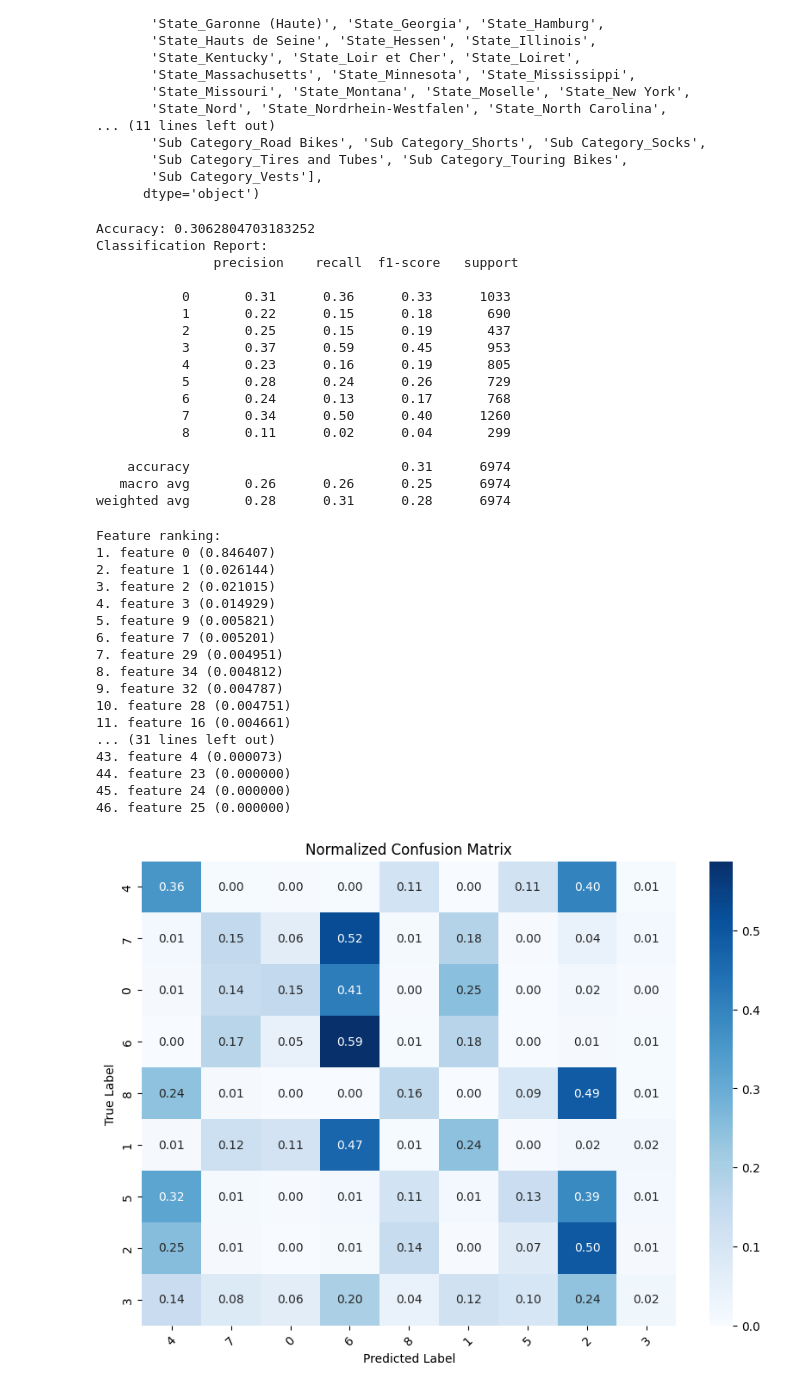
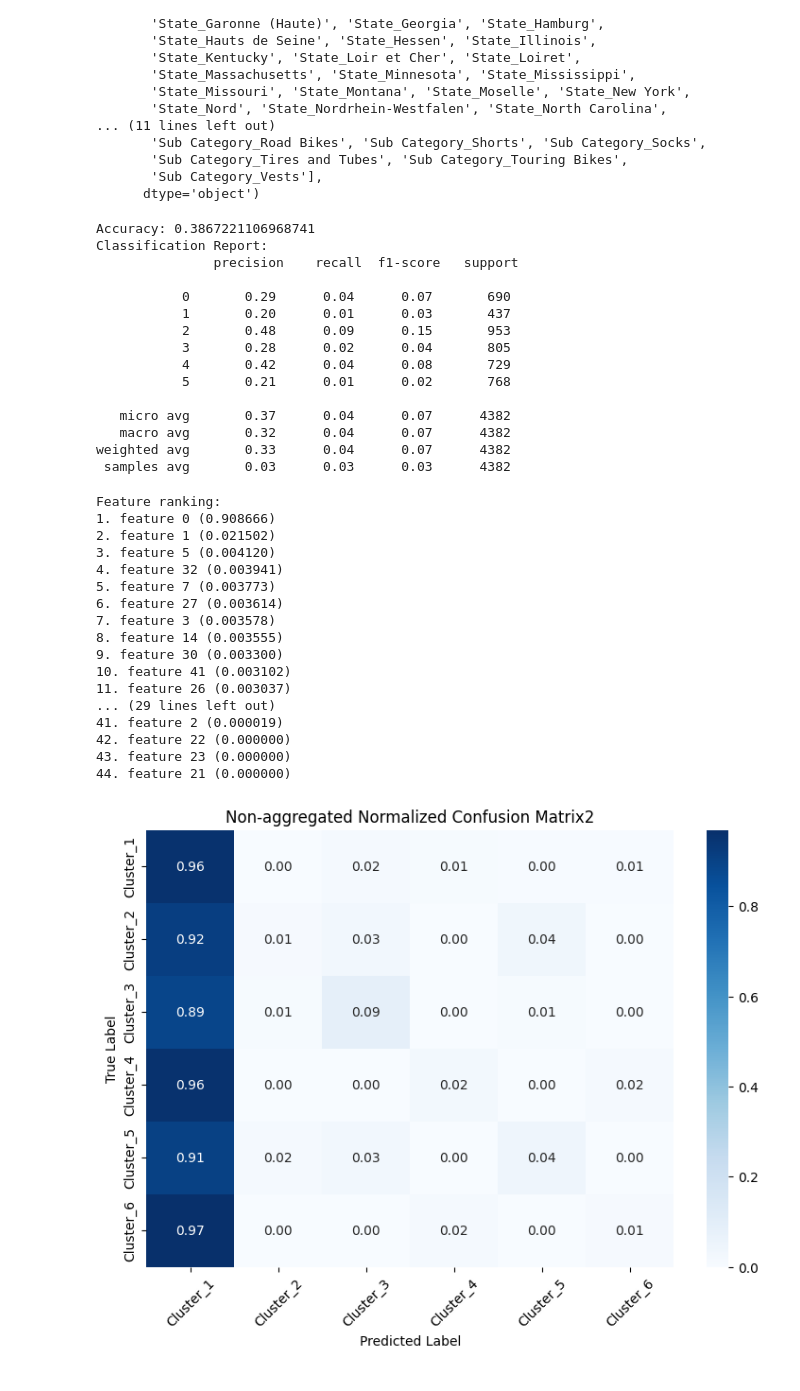
Before and after one commit to Girlcoding22/INDENG142_Sp25, a Jupyter notebook: Rand_Forest.ipynb, the cells around one changed output. Cells and saved outputs as stored; diff of their text form; code cells hidden in the pictures.

```diff
--- a/Rand_Forest.ipynb
+++ b/Rand_Forest.ipynb
@@ -123,7 +123,8 @@ Index(['index', 'Date', 'Quantity', 'Revenue', 'Cluster_1', 'Cluster_2',
       dtype='object')
 # %%
 #another feature selection
-safe1 = pd.concat([df[['Customer Age']], cluster_encoded_data[['Customer Gender_M','Sub Category_Road Bikes', 'Sub Category_Tires and Tubes']]], axis=1)
+# safe1 = pd.concat([df[['Customer Age']], cluster_encoded_data[['Customer Gender_M','Sub Category_Road Bikes', 'Sub Category_Tires and Tubes']]], axis=1)
+safe1 = pd.concat([df[['Customer Age']], cluster_encoded_data[['Customer Gender_M']]], axis=1)
 X2 = pd.concat([safe1, cluster_encoded_data[['State_Arizona', 'State_Bayern',
        'State_Brandenburg', 'State_California', 'State_Charente-Maritime',
        'State_England', 'State_Essonne', 'State_Florida',
@@ -138,7 +139,8 @@ X2 = pd.concat([safe1, cluster_encoded_data[['State_Arizona', 'State_Bayern',
        'State_Seine et Marne', 'State_Somme', 'State_South Carolina',
        'State_Texas', 'State_Utah',
        'State_Virginia', 'State_Washington', 'State_Wyoming', 'State_Yveline']]], axis=1)
-y2 = clustered_data['Cluster']  # Assuming 'Revenue' is the target variable
+# y2 = clustered_data['Cluster']  # Assuming 'Revenue' is the target variable
+y2 = cluster_encoded_data[['Cluster_1', 'Cluster_2', 'Cluster_3', 'Cluster_4', 'Cluster_5', 'Cluster_6']]
 # Step 2: Split the data
 X2_train, X2_test, y2_train, y2_test = train_test_split(X2, y2, test_size=0.2, random_state=42)
 # Step 3: Train the model
@@ -152,65 +154,61 @@ rf_model2.fit(X2_train, y2_train)
 y2_pred = rf_model2.predict(X2_test)
 print("Accuracy:", accuracy_score(y2_test, y2_pred))
 print("Classification Report:\n", classification_report(y2_test, y2_pred))
-#visualize the classification report
 # %% [output]
-Accuracy: 0.3062804703183252
+Accuracy: 0.3867221106968741
 Classification Report:
                precision    recall  f1-score   support
 
-           0       0.31      0.36      0.33      1033
-           1       0.22      0.15      0.18       690
-           2       0.25      0.15      0.19       437
-           3       0.37      0.59      0.45       953
-           4       0.23      0.16      0.19       805
-           5       0.28      0.24      0.26       729
-           6       0.24      0.13      0.17       768
-           7       0.34      0.50      0.40      1260
-           8       0.11      0.02      0.04       299
+           0       0.29      0.04      0.07       690
+           1       0.20      0.01      0.03       437
+           2       0.48      0.09      0.15       953
+           3       0.28      0.02      0.04       805
+           4       0.42      0.04      0.08       729
+           5       0.21      0.01      0.02       768
 
-    accuracy                           0.31      6974
-   macro avg       0.26      0.26      0.25      6974
-weighted avg       0.28      0.31      0.28      6974
+   micro avg       0.37      0.04      0.07      4382
+   macro avg       0.32      0.04      0.07      4382
+weighted avg       0.33      0.04      0.07      4382
+ samples avg       0.03      0.03      0.03      4382
 # %%
 #Feature Importance
 importances = rf_model2.feature_importances_
 indices = np.argsort(importances)[::-1]
 # Print the feature ranking
 print("Feature ranking:")
 for f in range(X2.shape[1]):
     print("%d. feature %d (%f)" % (f + 1, indices[f], importances[indices[f]]))
 
 #make a confusion matrix
-cm2 = confusion_matrix(y2_test, y2_pred)
+cm2 = confusion_matrix(y2_test.values.argmax(axis=1), y2_pred.argmax(axis=1))
 # Normalize the confusion matrix
 cm2_normalized = cm2.astype('float') / cm2.sum(axis=1)[:, np.newaxis]
 # Get the unique labels from the original target variable
-unique_labels2 = clustered_data['Cluster'].unique()
-# Create a heatmap with proper labels
-plt.figure(figsize=(10, 7))
+unique_labels2 = ['Cluster_1', 'Cluster_2', 'Cluster_3', 'Cluster_4', 'Cluster_5', 'Cluster_6']
+plt.figure(figsize=(9, 6))
 sns.heatmap(cm2_normalized, annot=True, fmt='.2f', cmap='Blues',
             xticklabels=unique_labels2, yticklabels=unique_labels2)
-plt.title('Normalized Confusion Matrix')
+plt.title('Non-aggregated Normalized Confusion Matrix2')
 plt.xlabel('Predicted Label')
 plt.ylabel('True Label')
 plt.xticks(rotation=45)
 plt.show()
 # %% [output]
 Feature ranking:
-1. feature 0 (0.846407)
-2. feature 1 (0.026144)
-3. feature 2 (0.021015)
-4. feature 3 (0.014929)
-5. feature 9 (0.005821)
-6. feature 7 (0.005201)
-7. feature 29 (0.004951)
-8. feature 34 (0.004812)
-9. feature 32 (0.004787)
-10. feature 28 (0.004751)
-11. feature 16 (0.004661)
-... (31 lines left out)
-43. feature 4 (0.000073)
-44. feature 23 (0.000000)
-45. feature 24 (0.000000)
-46. feature 25 (0.000000)
+1. feature 0 (0.908666)
+2. feature 1 (0.021502)
+3. feature 5 (0.004120)
+4. feature 32 (0.003941)
+5. feature 7 (0.003773)
+6. feature 27 (0.003614)
+7. feature 3 (0.003578)
+8. feature 14 (0.003555)
+9. feature 30 (0.003300)
+10. feature 41 (0.003102)
+11. feature 26 (0.003037)
+... (29 lines left out)
+41. feature 2 (0.000019)
+42. feature 22 (0.000000)
+43. feature 23 (0.000000)
+44. feature 21 (0.000000)
-[figure, old version]
+[figure, new version]
```
Also changed, not shown: 1 other file.
